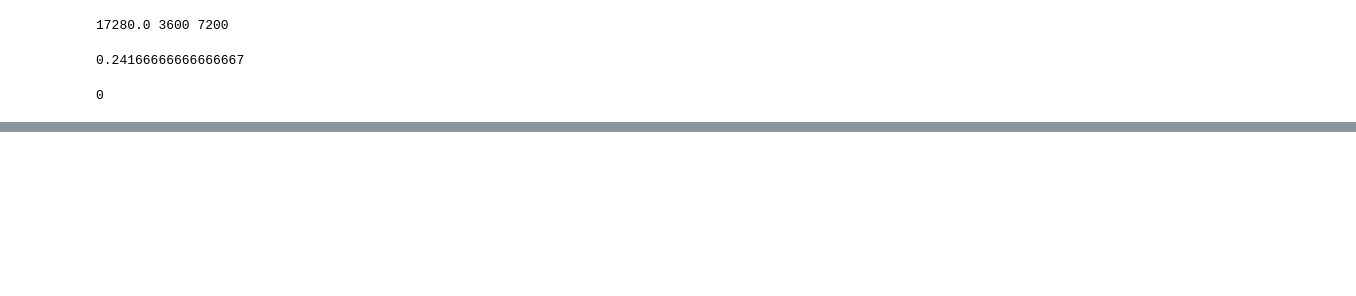
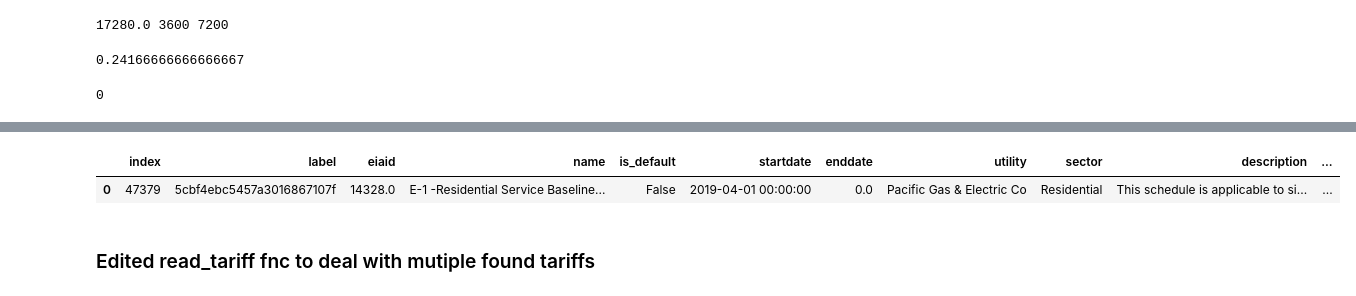
Before and after one commit to arras-energy/gridlabd-template, a Jupyter notebook: US/CA/SLAC/tariff_design/Tariff Query.ipynb, the cells around one changed output, grey strips where cells are left out. Cells and saved outputs as stored; diff of their text form; code cells hidden in the pictures; blank space fills up the shorter version.

```diff
--- a/US/CA/SLAC/tariff_design/Tariff Query.ipynb
+++ b/US/CA/SLAC/tariff_design/Tariff Query.ipynb
@@ -982,0 +1037,5 @@ print(duration,seconds, seconds2)
+# %%
+for i in range(2,6):
+    print(i)
+    df=read_tariff("tariff_library_config.csv",i)
+    print(df.shape, df["name"])
@@ -982,0 +1100,8 @@ print(duration,seconds, seconds2)
+# %%
+final_df = test_df.iloc[[idx]]
+final_df
+# %% [output]
+|  | index | label | eiaid | name | is_default | startdate | enddate | utility | sector | description | ... |
+| 0 | 47379 | 5cbf4ebc5457a3016867107f | 14328.0 | E-1 -Residential Service Baseline... | False | 2019-04-01 00:00:00 | 0.0 | Pacific Gas & Electric Co | Residential | This schedule is applicable to si... | ... |
+# %% [markdown]
+### Edited read_tariff fnc to deal with mutiple found tariffs
```
Also changed, not shown: parts of 28 cells of this notebook, 2 other files.
